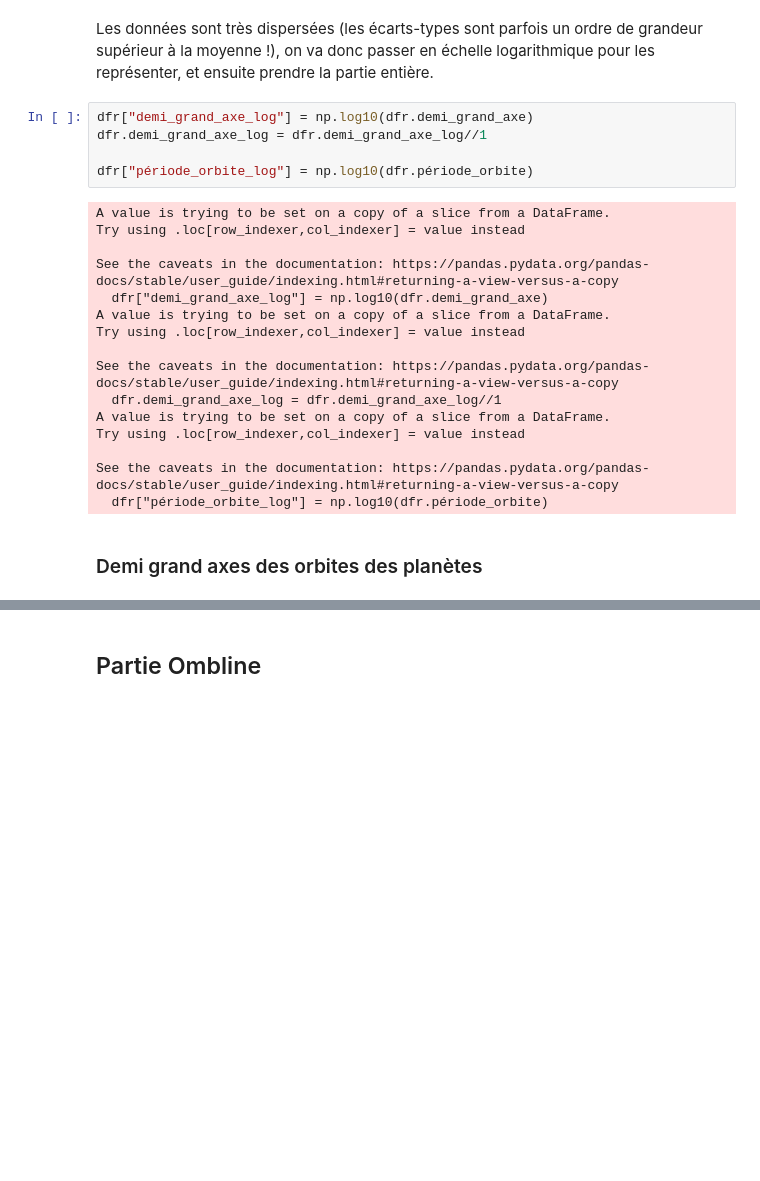
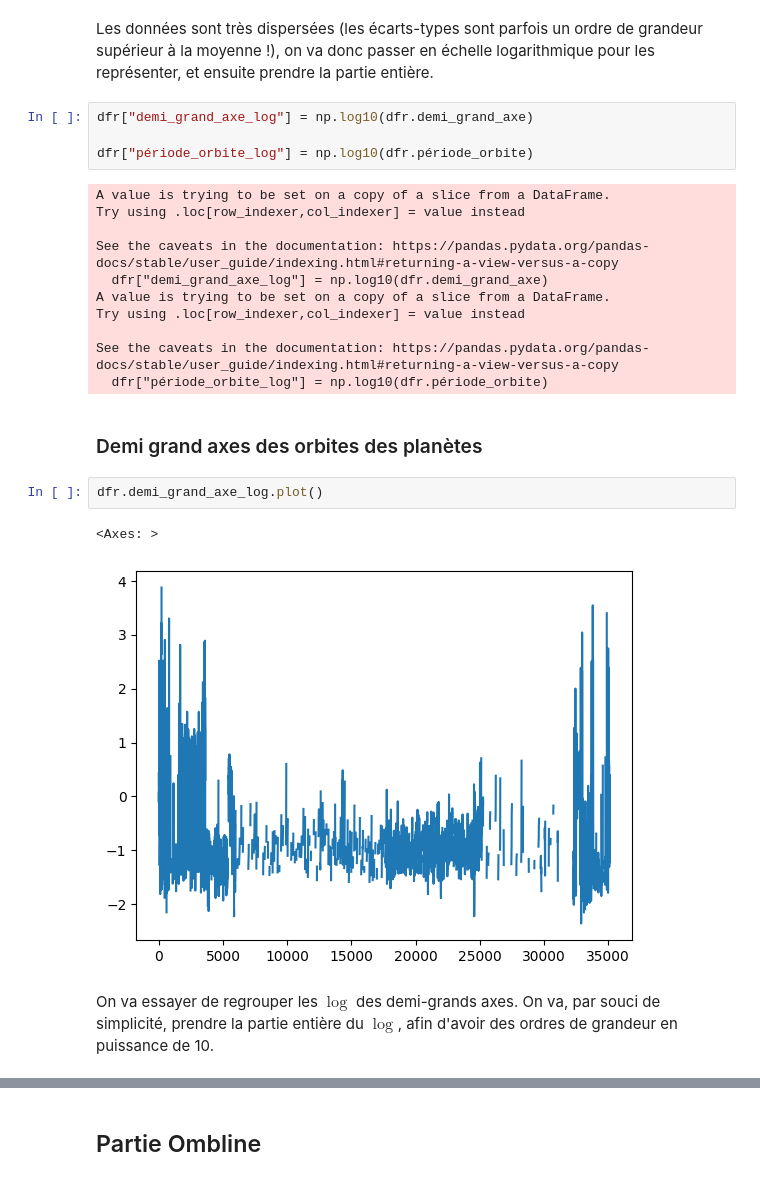
Before and after one commit to camilleprig/pe-hackathon, a Jupyter notebook: code.ipynb, the cells around one changed output, grey strips where cells are left out. Cells and saved outputs as stored; diff of their text form; blank space fills up the shorter version.

```diff
--- a/code.ipynb
+++ b/code.ipynb
@@ -42,7 +40,6 @@ dfr.describe()
 Les données sont très dispersées (les écarts-types sont parfois un ordre de grandeur supérieur à la moyenne !), on va donc passer en échelle logarithmique pour les représenter, et ensuite prendre la partie entière.
 # %%
 dfr["demi_grand_axe_log"] = np.log10(dfr.demi_grand_axe)
-dfr.demi_grand_axe_log = dfr.demi_grand_axe_log//1
 
 dfr["période_orbite_log"] = np.log10(dfr.période_orbite)
 # %% [output]
@@ -55,14 +52,16 @@ A value is trying to be set on a copy of a slice from a DataFrame.
 Try using .loc[row_indexer,col_indexer] = value instead
 
 See the caveats in the documentation: https://pandas.pydata.org/pandas-docs/stable/user_guide/indexing.html#returning-a-view-versus-a-copy
-  dfr.demi_grand_axe_log = dfr.demi_grand_axe_log//1
-A value is trying to be set on a copy of a slice from a DataFrame.
-Try using .loc[row_indexer,col_indexer] = value instead
-
-See the caveats in the documentation: https://pandas.pydata.org/pandas-docs/stable/user_guide/indexing.html#returning-a-view-versus-a-copy
   dfr["période_orbite_log"] = np.log10(dfr.période_orbite)
 # %% [markdown]
 ### Demi grand axes des orbites des planètes
+# %%
+dfr.demi_grand_axe_log.plot()
+# %% [output]
+<Axes: >
+[figure, added]
+# %% [markdown]
+On va essayer de regrouper les $\log$ des demi-grands axes. On va, par souci de simplicité, prendre la partie entière du $\log$, afin d'avoir des ordres de grandeur en puissance de 10.
 # %%
 dfr.demi_grand_axe_log.value_counts()
 # %% [output]
```
Also changed, not shown: parts of 16 cells of this notebook.
